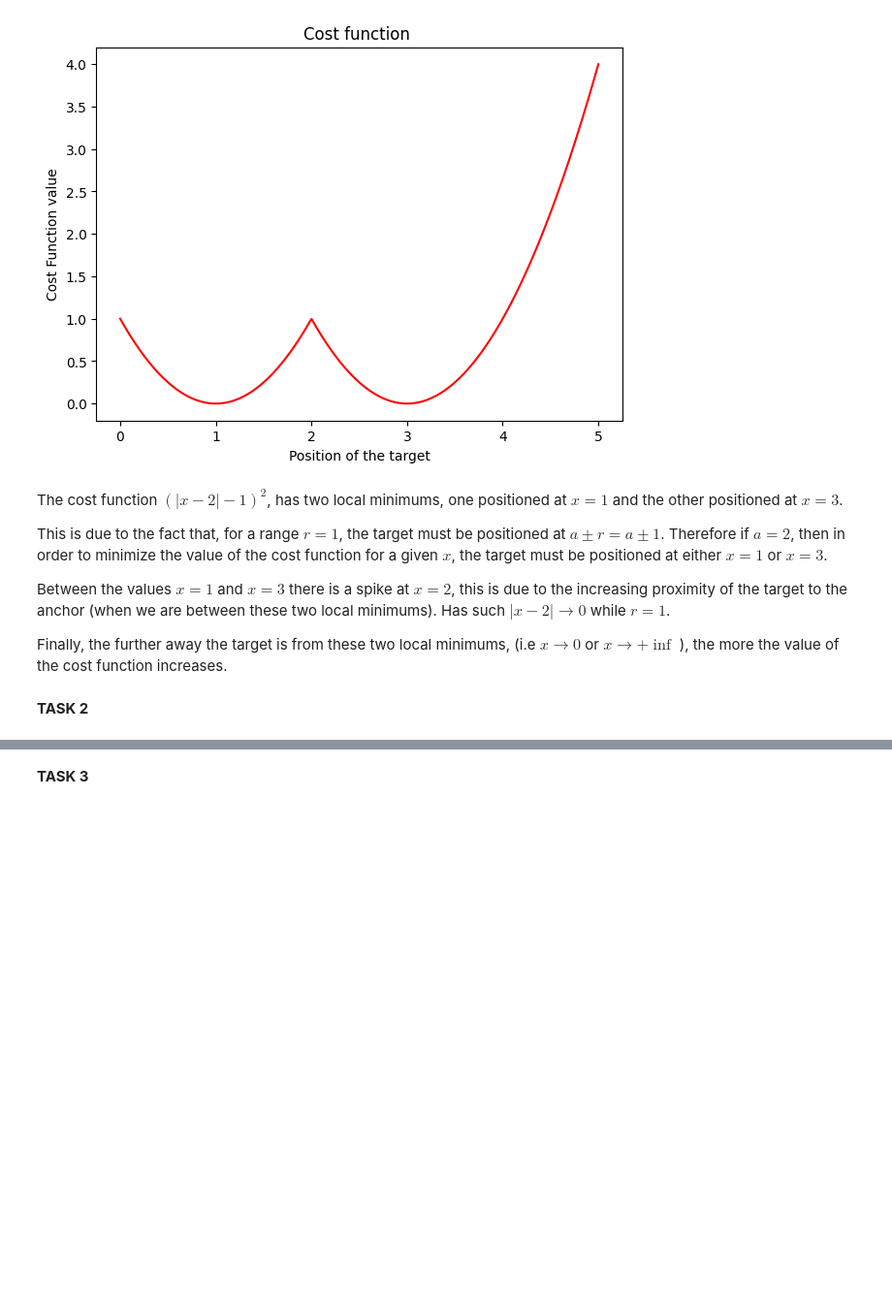
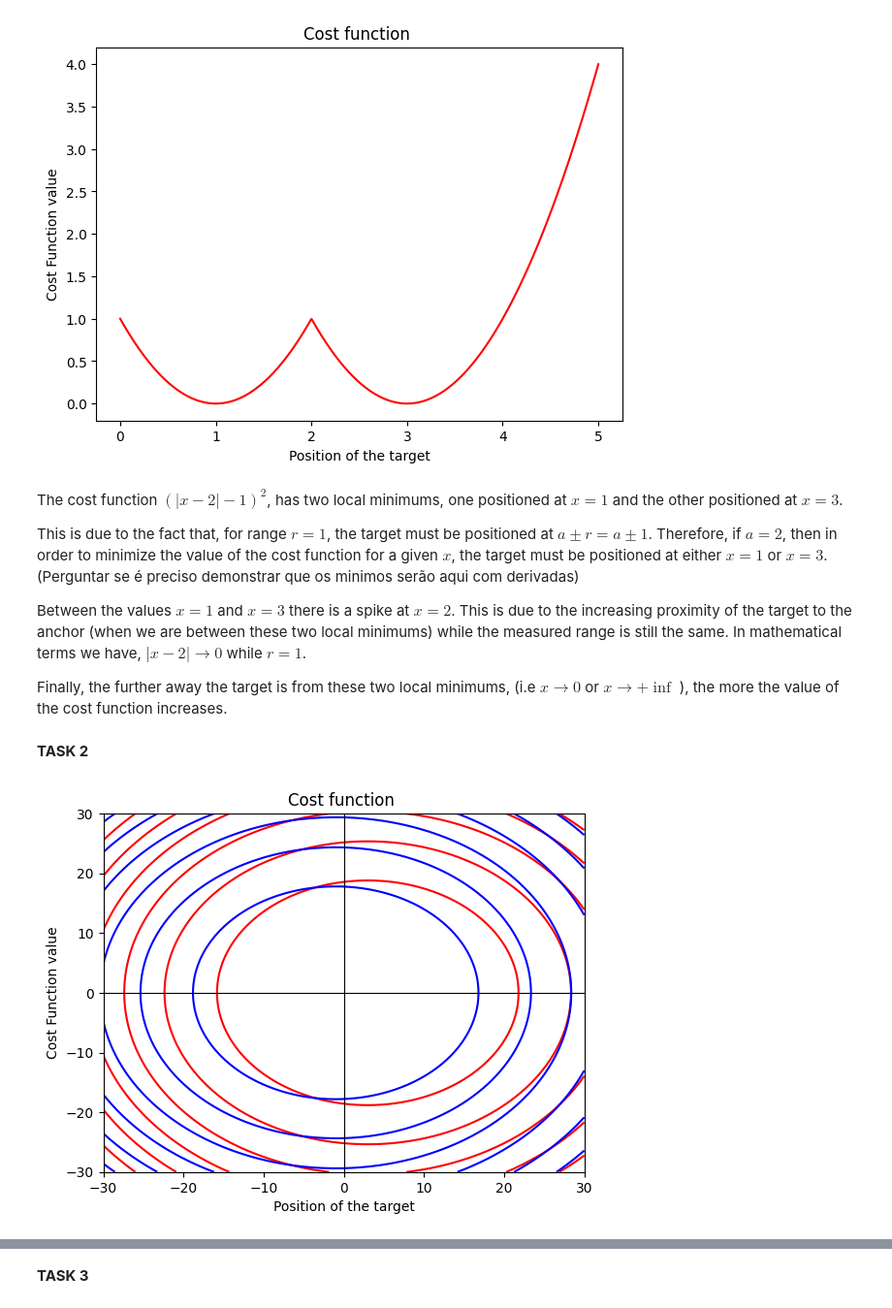
Before and after one commit to Dolfas/OA-Project, a Jupyter notebook: Section2.ipynb, the cells around one changed output, grey strips where cells are left out. Shown at 97% size. Drawn from its saved outputs; the diff is of its cells as text; code cells hidden in the pictures; blank space fills up the shorter version.

Commit message:
Changes task 2 (26/09/2023)

```diff
--- a/Section2.ipynb
+++ b/Section2.ipynb
@@ -24,11 +26,32 @@ plt.show()
 # %% [markdown]
 The cost function $(|x-2|-1)^2$, has two local minimums, one positioned at $x = 1$ and the other positioned at $x = 3$.
 
-This is due to the fact that, for a range $r=1$, the target must be positioned at $a\pm r =  a \pm 1 $.
-Therefore if $ a = 2 $, then in order to minimize the value of the cost function for a given $x$, the target must be positioned at either $x = 1$ or $x = 3$.
+This is due to the fact that, for range $r=1$, the target must be positioned at $a\pm r =  a \pm 1 $.
+Therefore, if $ a = 2 $, then in order to minimize the value of the cost function for a given $x$, the target must be positioned at either $x = 1$ or $x = 3$. (Perguntar se é preciso demonstrar que os minimos serão aqui com derivadas)
 
-Between the values $x = 1$ and $x = 3$ there is a spike at $x = 2$, this is due to the increasing proximity of the target to the anchor (when we are between these two local minimums). Has such $|x-2| \rightarrow 0$ while $ r = 1$.
+Between the values $x = 1$ and $x = 3$ there is a spike at $x = 2$. This is due to the increasing proximity of the target to the anchor (when we are between these two local minimums) while the measured range is still the same. In mathematical terms we have, $|x-2| \rightarrow 0$ while $ r = 1$.
 
 Finally, the further away the target is from these two local minimums, (i.e $x \rightarrow 0$ or $x \rightarrow +\inf$  ), the more the value of the cost function increases.
 # %% [markdown]
 **TASK 2**
+# %%
+x = np.linspace(-30, 30, 100)
+y = np.linspace(-30, 30, 100)
+X, Y = np.meshgrid(x, y)
+#xy = np.mgrid[0:100:0.1, 0:100:0.1].reshape(2,-1).T
+#plt.figure(figsize=(7,7))
+
+def task_2(x,y,a1,a2,r):
+   return (np.sqrt((x-a1)**2+(y-a2)**2)-r)**2
+
+plt.contour(X,Y, task_2(X,Y,3,0,3),colors='red')
+plt.contour(X,Y, task_2(X,Y,-1,0,2),colors = 'blue')
+#task_2(X,Y,-1,0,2)+
+plt.xlabel('Position of the target')
+plt.ylabel('Cost Function value')
+plt.title('Cost function ')
+plt.axhline(0, color='black', linewidth=.8)
+plt.axvline(0, color='black', linewidth=.8)
+plt.show()
+# %% [output]
+[figure, added]
```
Also changed, not shown: parts of 3 cells of this notebook.
